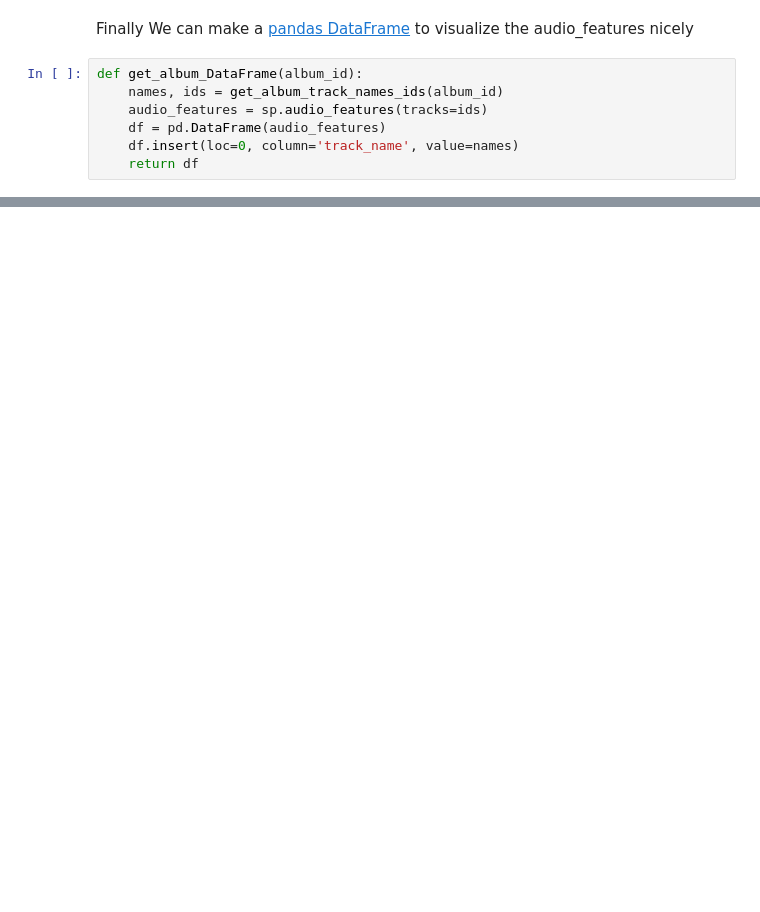
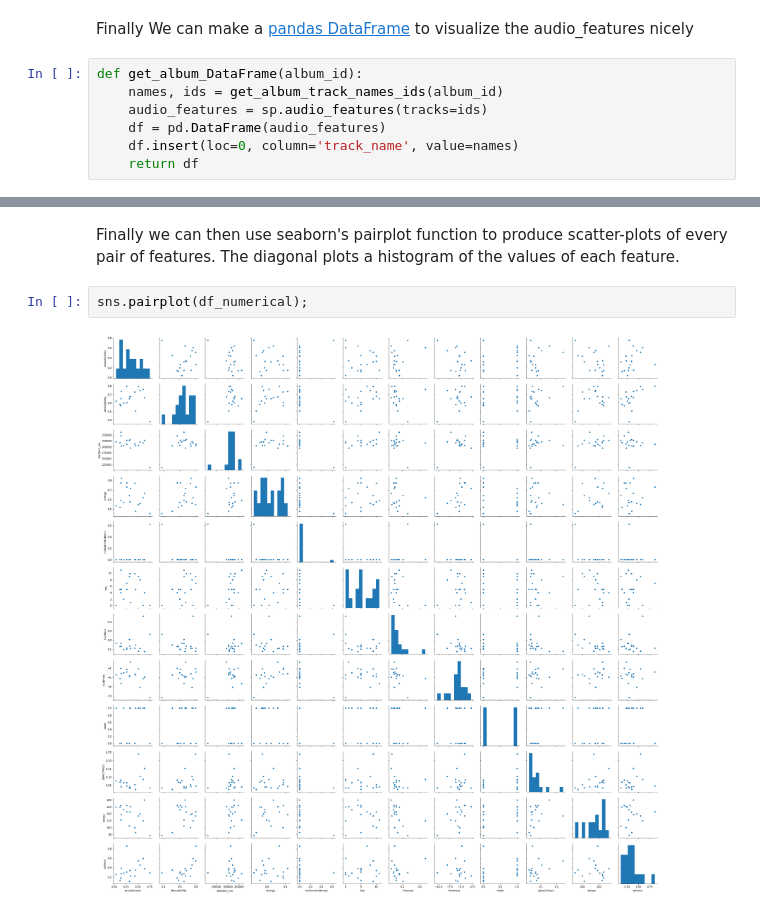
Before and after one commit to eytanohana/Intro-to-Spotify-API, a Jupyter notebook: audio features.ipynb, the cells around one changed output, grey strips where cells are left out. Saved outputs shown, nothing was run; the diff lists cells and outputs as text; blank space fills up the shorter version.

```diff
--- a/audio features.ipynb
+++ b/audio features.ipynb
@@ -121,0 +179,6 @@ df
+# %% [markdown]
+Finally we can then use seaborn's pairplot function to produce scatter-plots of every pair of features. The diagonal plots a histogram of the values of each feature.
+# %%
+sns.pairplot(df_numerical);
+# %% [output]
+[figure, added]
```
Also changed, not shown: parts of 11 cells of this notebook.
